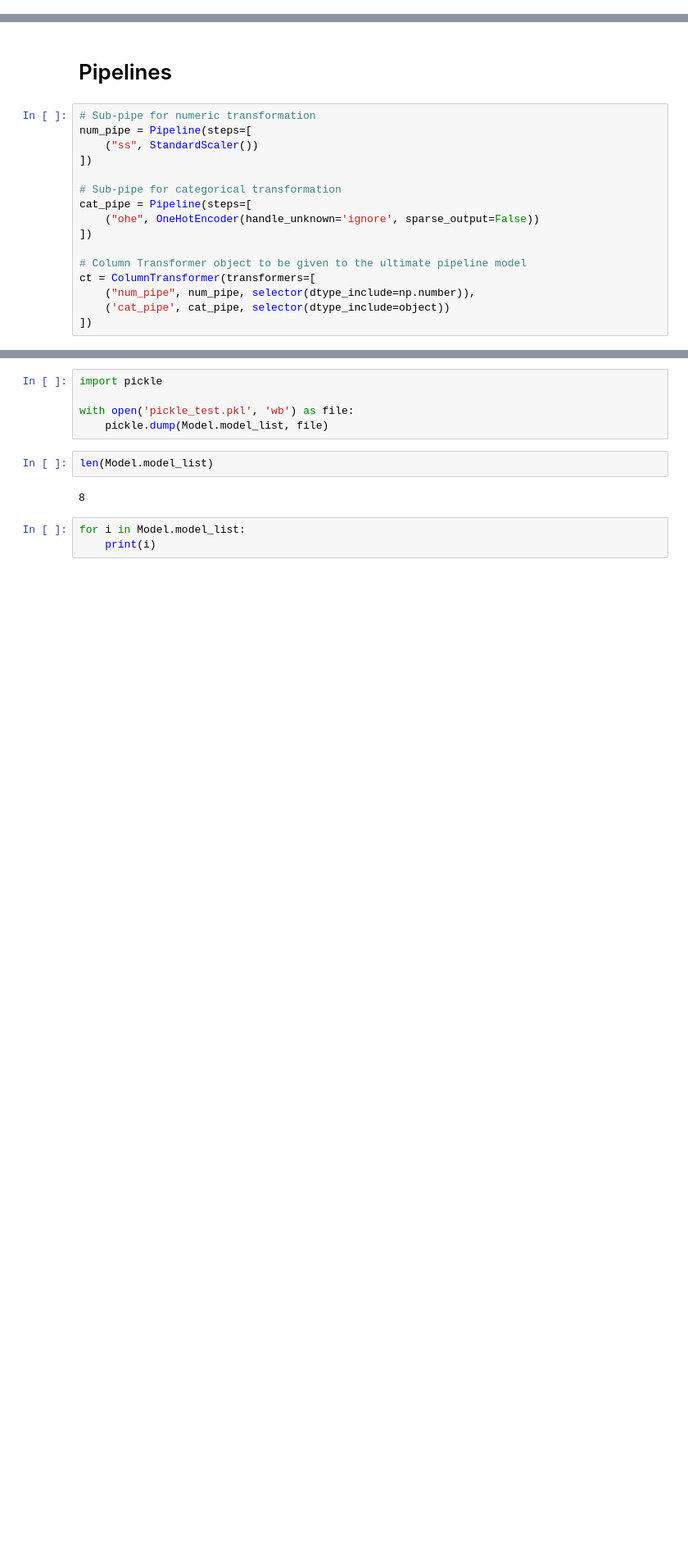
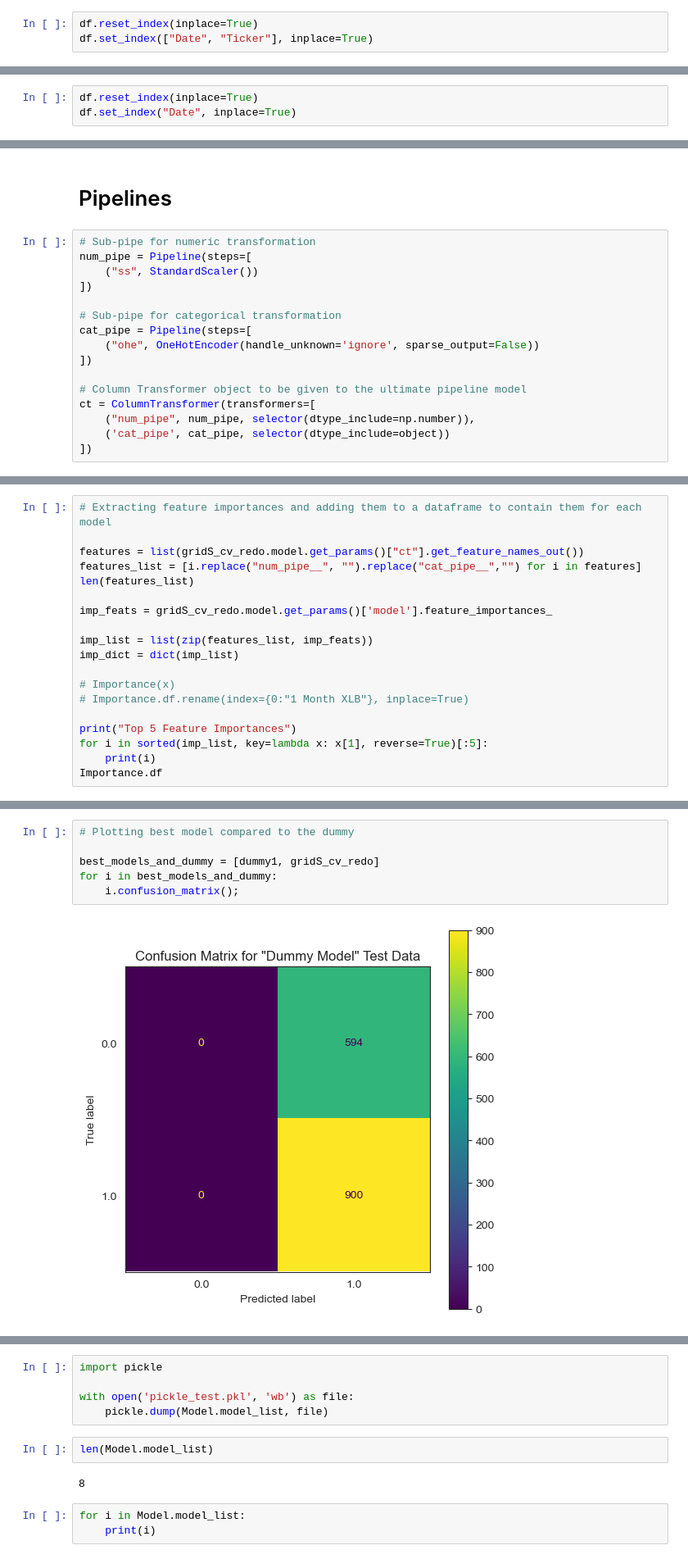
Before and after one commit to dvdhartsman/Stock_Market_Analysis, a Jupyter notebook: 2_SPDR_ETFs.ipynb, the cells around one changed output, grey strips where cells are left out. Shown: that part at 82% size. Drawn from its saved outputs; the diff is of its cells as text; blank space fills up the shorter version.

```diff
--- a/2_SPDR_ETFs.ipynb
+++ b/2_SPDR_ETFs.ipynb
@@ -192,0 +199,3 @@ for num, i in enumerate(tickers):
+# %%
+df.reset_index(inplace=True)
+df.set_index(["Date", "Ticker"], inplace=True)
@@ -199,3 +303,6 @@ While some of these sector ETFs move in concert, there is clearly observable per
+# %%
+df.reset_index(inplace=True)
+df.set_index("Date", inplace=True)
 # %%
 # DFs for each index
 
@@ -389,0 +587,19 @@ logreg.compare_roc_curve()
+# %%
+# Extracting feature importances and adding them to a dataframe to contain them for each model
+
+features = list(gridS_cv_redo.model.get_params()["ct"].get_feature_names_out())
+features_list = [i.replace("num_pipe__", "").replace("cat_pipe__","") for i in features]
+len(features_list)
+
+imp_feats = gridS_cv_redo.model.get_params()['model'].feature_importances_
+
+imp_list = list(zip(features_list, imp_feats))
+imp_dict = dict(imp_list)
+
+# Importance(x)
+# Importance.df.rename(index={0:"1 Month XLB"}, inplace=True)
+
+print("Top 5 Feature Importances")
+for i in sorted(imp_list, key=lambda x: x[1], reverse=True)[:5]:
+    print(i)
+Importance.df
@@ -389,0 +622,8 @@ logreg.compare_roc_curve()
+# %%
+# Plotting best model compared to the dummy
+
+best_models_and_dummy = [dummy1, gridS_cv_redo]
+for i in best_models_and_dummy:
+    i.confusion_matrix();
+# %% [output]
+[figure, added]
```
Also changed, not shown: parts of 37 cells of this notebook, 1 other file.
